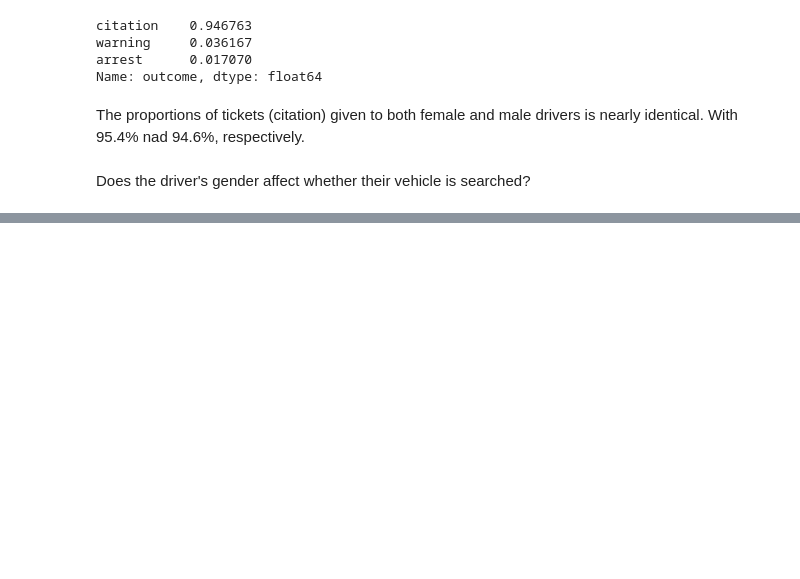
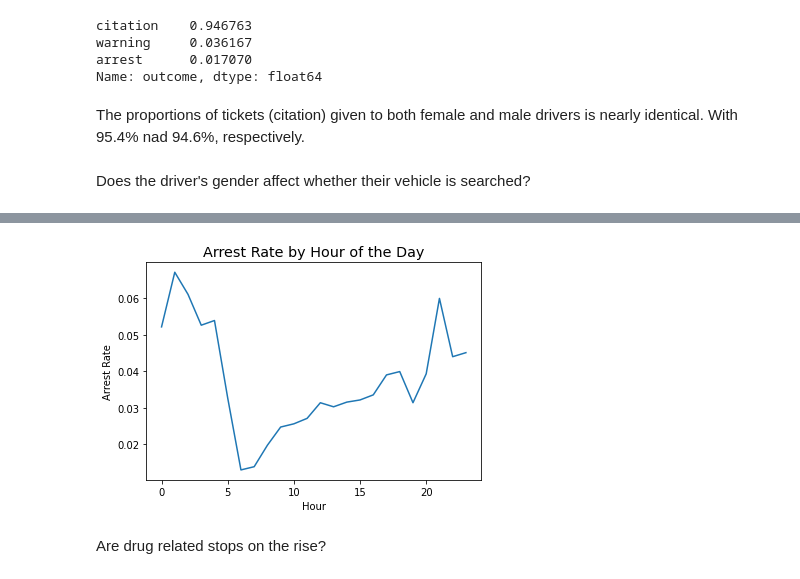
Before and after one commit to Thomsoa194/Analyzing_police_data, a Jupyter notebook: Analysis.ipynb, the cells around one changed output, grey strips where cells are left out. Saved outputs shown, nothing was run; the diff lists cells and outputs as text; code cells hidden in the pictures; blank space fills up the shorter version.

```diff
--- a/Analysis.ipynb
+++ b/Analysis.ipynb
@@ -150,0 +210,3 @@ Does the driver's gender affect whether their vehicle is searched?
+# %%
+ri['frisk'] = ri.reason_for_search.str.contains('Frisk', na=False)
+ri.frisk.sum()
@@ -150,0 +229,2 @@ Does the driver's gender affect whether their vehicle is searched?
+# %%
+ri['inventory'] = ri.reason_for_search.str.contains('Inventory', na=False)
@@ -150,0 +243,3 @@ Does the driver's gender affect whether their vehicle is searched?
+# %%
+hourly_arrest_rate = ri.groupby(ri.index.hour).arrest_made.mean()
+hourly_arrest_rate
@@ -150,0 +264,11 @@ Does the driver's gender affect whether their vehicle is searched?
+# %%
+plt.plot(hourly_arrest_rate)
+plt.style.use('ggplot')
+plt.xlabel('Hour')
+plt.ylabel('Arrest Rate')
+plt.title('Arrest Rate by Hour of the Day')
+plt.show()
+# %% [output]
+[figure, added]
+# %% [markdown]
+Are drug related stops on the rise?
```
Also changed, not shown: parts of 39 cells of this notebook.
